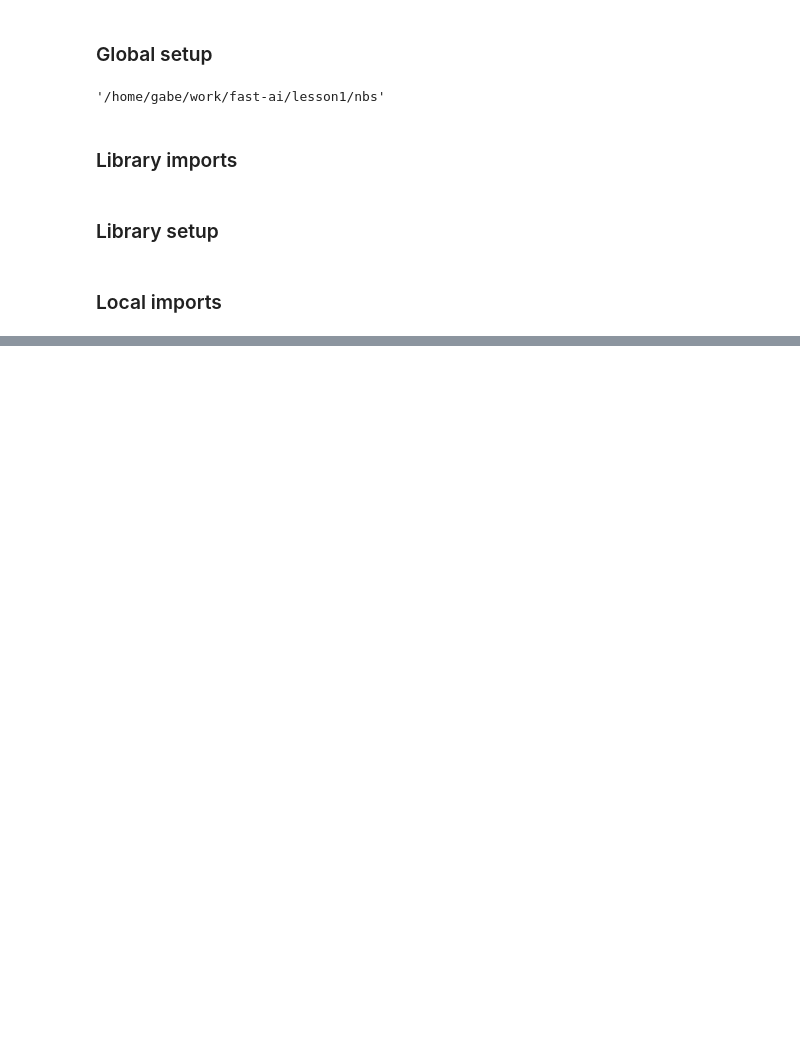
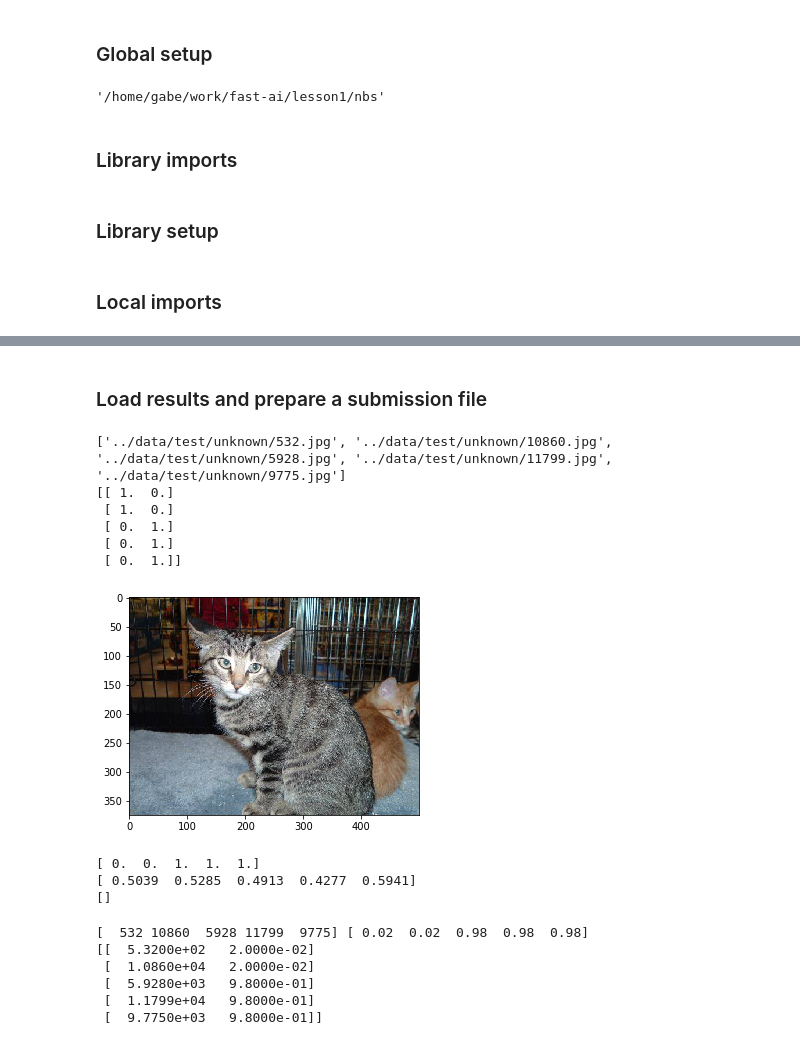
Before and after one commit to gabesoft/fast-ai, a Jupyter notebook: lesson1/nbs/main.ipynb, the cells around one changed output, grey strips where cells are left out. Saved outputs shown, nothing was run; the diff lists cells and outputs as text; code cells hidden in the pictures; blank space fills up the shorter version.

```diff
--- a/lesson1/nbs/main.ipynb
+++ b/lesson1/nbs/main.ipynb
@@ -35,0 +58,46 @@ path = '../data'
+# %% [markdown]
+### Load results and prepare a submission file
+# %%
+DATA_DIR = '../data'
+TEST_DIR = DATA_DIR + '/test'
+
+filenames, test_preds = load_pred_data()
+paths = list(map(lambda x: TEST_DIR + '/' + x, filenames))
+
+print(paths[:5])
+print(test_preds[:5])
+
+show_image(paths[1])
+# %% [output]
+['../data/test/unknown/532.jpg', '../data/test/unknown/10860.jpg', '../data/test/unknown/5928.jpg', '../data/test/unknown/11799.jpg', '../data/test/unknown/9775.jpg']
+[[ 1.  0.]
+ [ 1.  0.]
+ [ 0.  1.]
+ [ 0.  1.]
+ [ 0.  1.]]
+[figure, added]
+# %%
+is_dog = test_preds[:,1]
+
+print(is_dog[:5])
+print(is_dog[(is_dog < 0.6) & (is_dog > 0.4)])
+print(is_dog[(is_dog == 1) & (is_dog == 0)])
+# %% [output]
+[ 0.  0.  1.  1.  1.]
+[ 0.5039  0.5285  0.4913  0.4277  0.5941]
+[]
+# %%
+is_dog = is_dog.clip(min=0.02, max=0.98)
+ids = np.array([int(f[8:f.find('.')]) for f in filenames])
+
+print(ids[:5], is_dog[:5])
+
+subm = np.stack([ids, is_dog], axis=1)
+print(subm[:5])
+# %% [output]
+[  532 10860  5928 11799  9775] [ 0.02  0.02  0.98  0.98  0.98]
+[[  5.3200e+02   2.0000e-02]
+ [  1.0860e+04   2.0000e-02]
+ [  5.9280e+03   9.8000e-01]
+ [  1.1799e+04   9.8000e-01]
+ [  9.7750e+03   9.8000e-01]]
```
Also changed, not shown: parts of 7 cells of this notebook, 10 other files.
